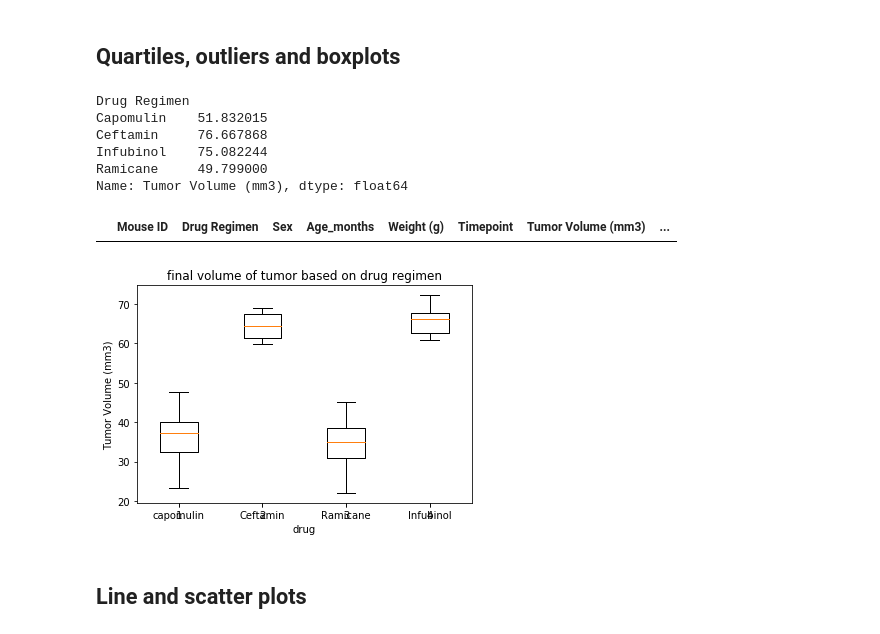
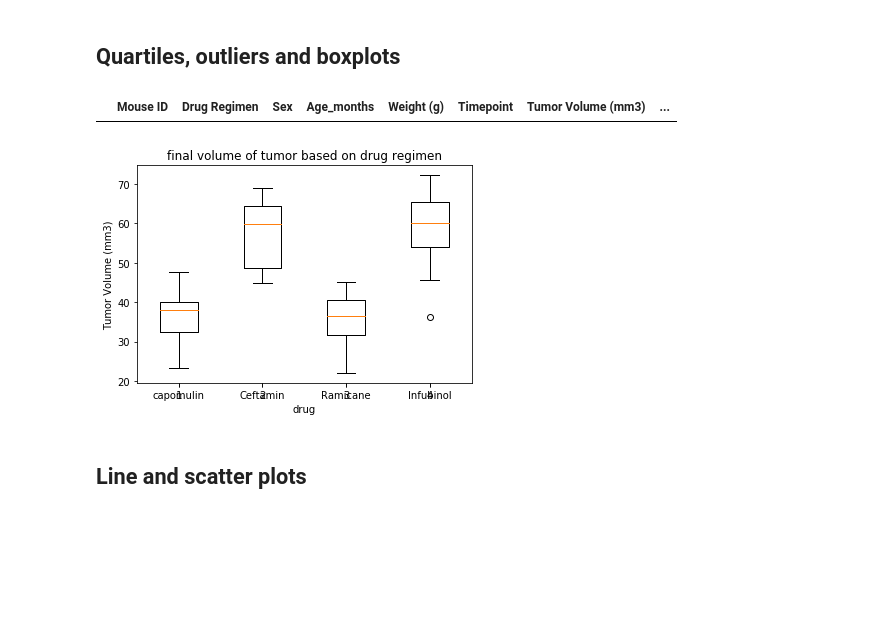
Before and after one commit to darchoco/matplotlib-challenge, a Jupyter notebook: pymaceuticals_starter.ipynb, the cells around one changed output. Saved outputs shown, nothing was run; the diff lists cells and outputs as text; code cells hidden in the pictures; blank space fills up the shorter version.

```diff
--- a/pymaceuticals_starter.ipynb
+++ b/pymaceuticals_starter.ipynb
@@ -153,55 +153,38 @@ most_promising_df = combined_study_data.loc[(combined_study_data["Drug Regimen"]
                                              |(combined_study_data["Drug Regimen"] =="Ceftamin")|(combined_study_data["Drug Regimen"] =="Infubinol")]
 
 #narrow down to the final timepoint
-final_tumor = most_promising_df.loc[(most_promising_df["Timepoint"]==45)]
-final_tumor_drug = final_tumor.groupby('Drug Regimen')
+time_max = most_promising_df.groupby(["Mouse ID"])["Timepoint"].transform(max) == most_promising_df["Timepoint"]
+final_tumor_drug = most_promising_df[time_max]
 lowerq= final_tumor_drug["Tumor Volume (mm3)"].quantile(0.25)
 upperq= final_tumor_drug["Tumor Volume (mm3)"].quantile(0.75)
 iqr = upperq-lowerq
 lower_bound = lowerq - (1.5*iqr)
 upper_bound = upperq + (1.5*iqr)
+#running the data through the data calculated above to see if there are any outliers
 
+outlier_data = final_tumor_drug.loc[(final_tumor_drug["Tumor Volume (mm3)"]<lower_bound)| (final_tumor_drug["Tumor Volume (mm3)"] > upper_bound)]
 
-upper_bound
+outlier_data
 # %% [output]
-Drug Regimen
-Capomulin    51.832015
-Ceftamin     76.667868
-Infubinol    75.082244
-Ramicane     49.799000
-Name: Tumor Volume (mm3), dtype: float64
+|  | Mouse ID | Drug Regimen | Sex | Age_months | Weight (g) | Timepoint | Tumor Volume (mm3) | ... |
-# %%
-time_max = most_promising_df.groupby(["Mouse ID"])["Timepoint"].transform(max) == most_promising_df["Timepoint"]
-final_tumor_drug = most_promising_df[time_max]
-lowerq= final_tumor_drug["Tumor Volume (mm3)"].quantile(0.25)
-upperq= final_tumor_drug["Tumor Volume (mm3)"].quantile(0.75)
-iqr = upperq-lowerq
-lower_bound = lowerq - (1.5*iqr)
-upper_bound = upperq + (1.5*iqr)
-
-outlier_data = final_tumor_drug.loc[(final_tumor_drug["Tumor Volume (mm3)"]<lower_bound)| (final_tumor_drug["Tumor Volume (mm3)"] > upper_bound)]
-
-outlier_data
-# %% [output]
-|  | Mouse ID | Drug Regimen | Sex | Age_months | Weight (g) | Timepoint | Tumor Volume (mm3) | ... |
 # %%
 #pulling individual drug data for box plot
-final_tumor_drug_Capomulin =final_tumor.loc[(final_tumor["Drug Regimen"] =="Capomulin")]
-final_tumor_drug_Ceftamin =final_tumor.loc[(final_tumor["Drug Regimen"] =="Ceftamin")]
-final_tumor_drug_Ramicane =final_tumor.loc[(final_tumor["Drug Regimen"] =="Ramicane")]
-final_tumor_drug_Infubinol =final_tumor.loc[(final_tumor["Drug Regimen"] =="Infubinol")]
+final_tumor_drug_Capomulin =final_tumor_drug.loc[(final_tumor_drug["Drug Regimen"] =="Capomulin")]
+final_tumor_drug_Ceftamin =final_tumor_drug.loc[(final_tumor_drug["Drug Regimen"] =="Ceftamin")]
+final_tumor_drug_Ramicane =final_tumor_drug.loc[(final_tumor_drug["Drug Regimen"] =="Ramicane")]
+final_tumor_drug_Infubinol =final_tumor_drug.loc[(final_tumor_drug["Drug Regimen"] =="Infubinol")]
 # %%
 # Generate a box plot of the final tumor volume of each mouse across four regimens of interest
-fig1, ax1 = plt.subplots(1)
+fig1, ax1 = plt.subplots()
 ax1.set_title('final volume of tumor based on drug regimen')
 ax1.set_ylabel('Tumor Volume (mm3)')
 ax1.set_xlabel("drug")
 plt.xticks([1,2,3,4],["capomulin","Ceftamin","Ramicane","Infubinol"])
 ax1.boxplot([final_tumor_drug_Capomulin['Tumor Volume (mm3)'],final_tumor_drug_Ceftamin['Tumor Volume (mm3)'],
              final_tumor_drug_Ramicane['Tumor Volume (mm3)'],final_tumor_drug_Infubinol['Tumor Volume (mm3)']])
 plt.show()
 # %% [output]
-[figure, old version]
+[figure, new version]
 # %% [markdown]
 ## Line and scatter plots
 # %%
```
Also changed, not shown: parts of 6 cells of this notebook.
